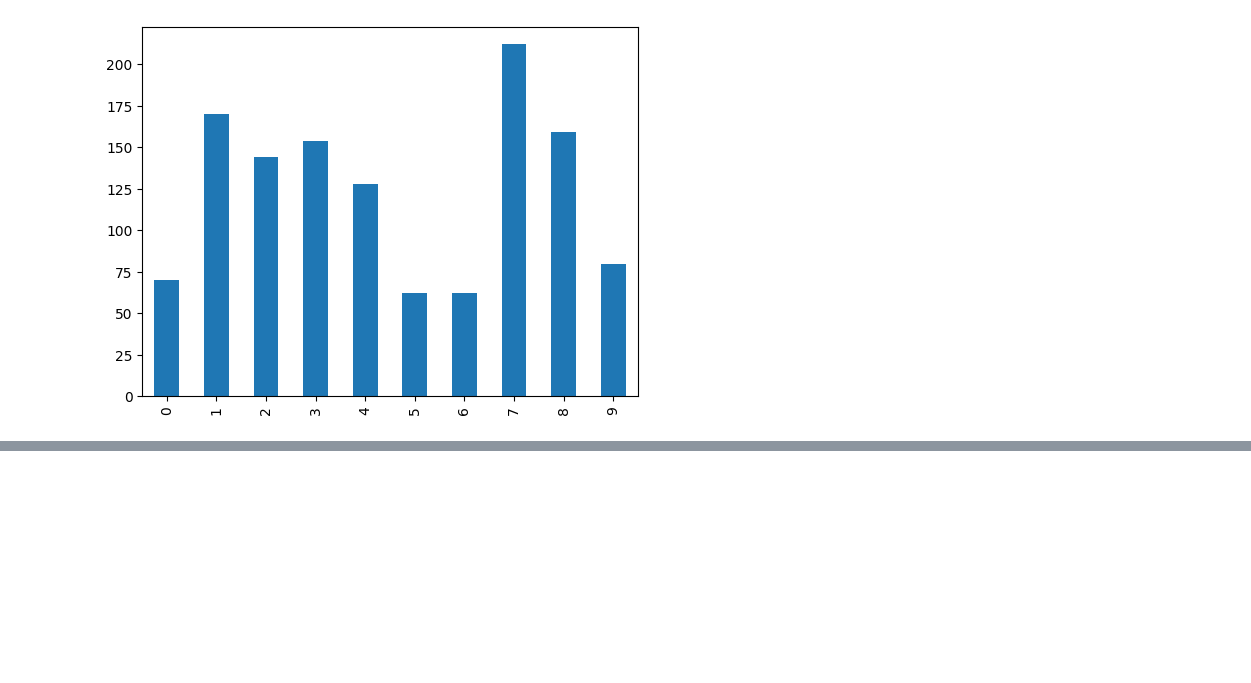
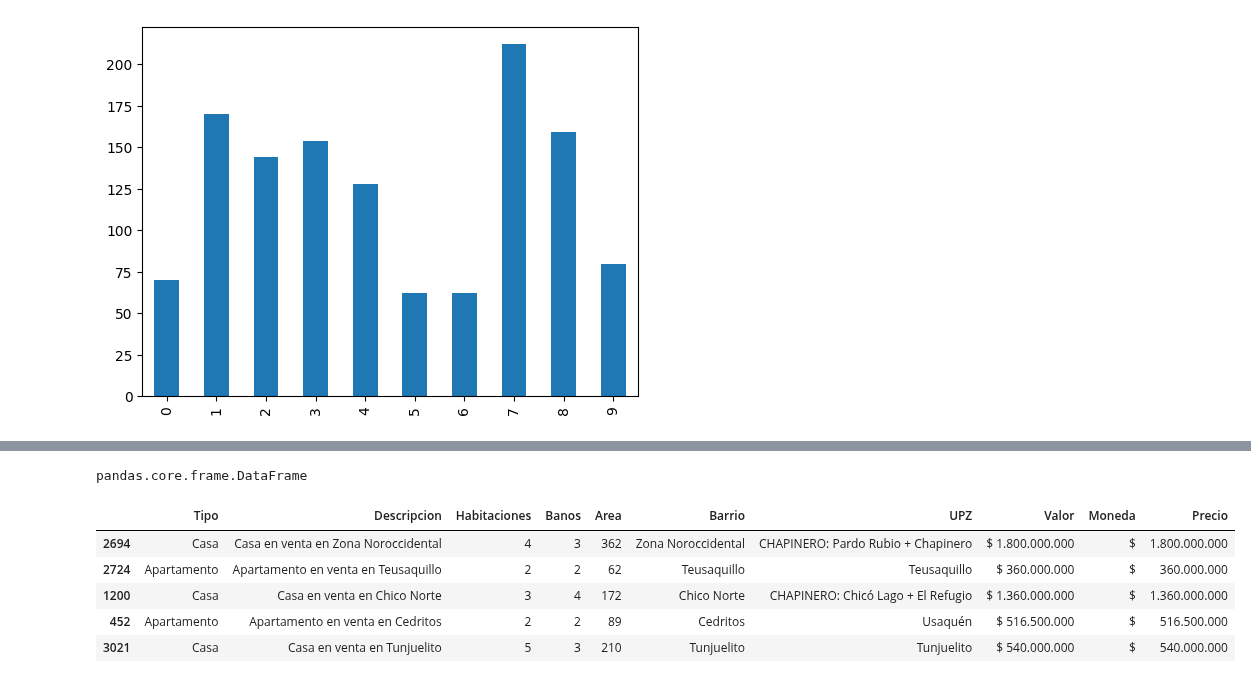
Before and after one commit to MatiasRuizSilva/Python-for-Data-Science, a Jupyter notebook: Inmersion_en_Datos_Clase_1.ipynb, the cells around one changed output, grey strips where cells are left out. Saved outputs shown, nothing was run; the diff lists cells and outputs as text; code cells hidden in the pictures; blank space fills up the shorter version.

```diff
--- a/Inmersion_en_Datos_Clase_1.ipynb
+++ b/Inmersion_en_Datos_Clase_1.ipynb
@@ -160,0 +239,16 @@ inmuebles.Area.head(10).plot.bar()
+# %%
+valor = inmuebles.Valor.str.split(expand=True)
+type(valor)
+# %% [output]
+pandas.core.frame.DataFrame
+# %%
+inmuebles['Moneda'] = valor[0]
+inmuebles['Precio'] = valor[1]
+inmuebles.sample(5)
+# %% [output]
+|  | Tipo | Descripcion | Habitaciones | Banos | Area | Barrio | UPZ | Valor | Moneda | Precio |
+| 2694 | Casa | Casa en venta en Zona Noroccidental | 4 | 3 | 362 | Zona Noroccidental | CHAPINERO: Pardo Rubio + Chapinero | $ 1.800.000.000 | $ | 1.800.000.000 |
+| 2724 | Apartamento | Apartamento en venta en Teusaquillo | 2 | 2 | 62 | Teusaquillo | Teusaquillo | $ 360.000.000 | $ | 360.000.000 |
+| 1200 | Casa | Casa en venta en Chico Norte | 3 | 4 | 172 | Chico Norte | CHAPINERO: Chicó Lago + El Refugio | $ 1.360.000.000 | $ | 1.360.000.000 |
+| 452 | Apartamento | Apartamento en venta en Cedritos | 2 | 2 | 89 | Cedritos | Usaquén | $ 516.500.000 | $ | 516.500.000 |
+| 3021 | Casa | Casa en venta en Tunjuelito | 5 | 3 | 210 | Tunjuelito | Tunjuelito | $ 540.000.000 | $ | 540.000.000 |
```
Also changed, not shown: parts of 18 cells of this notebook.
